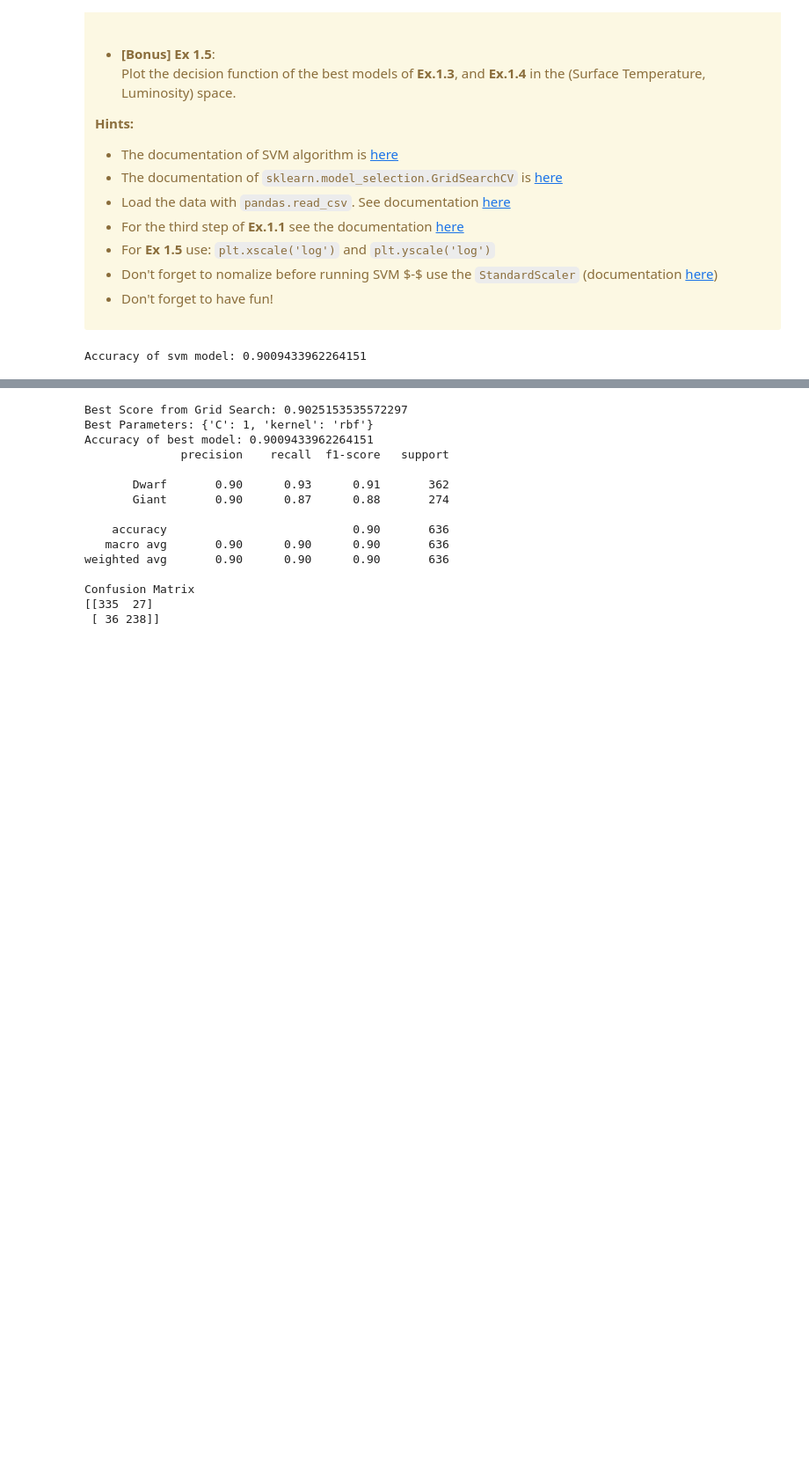
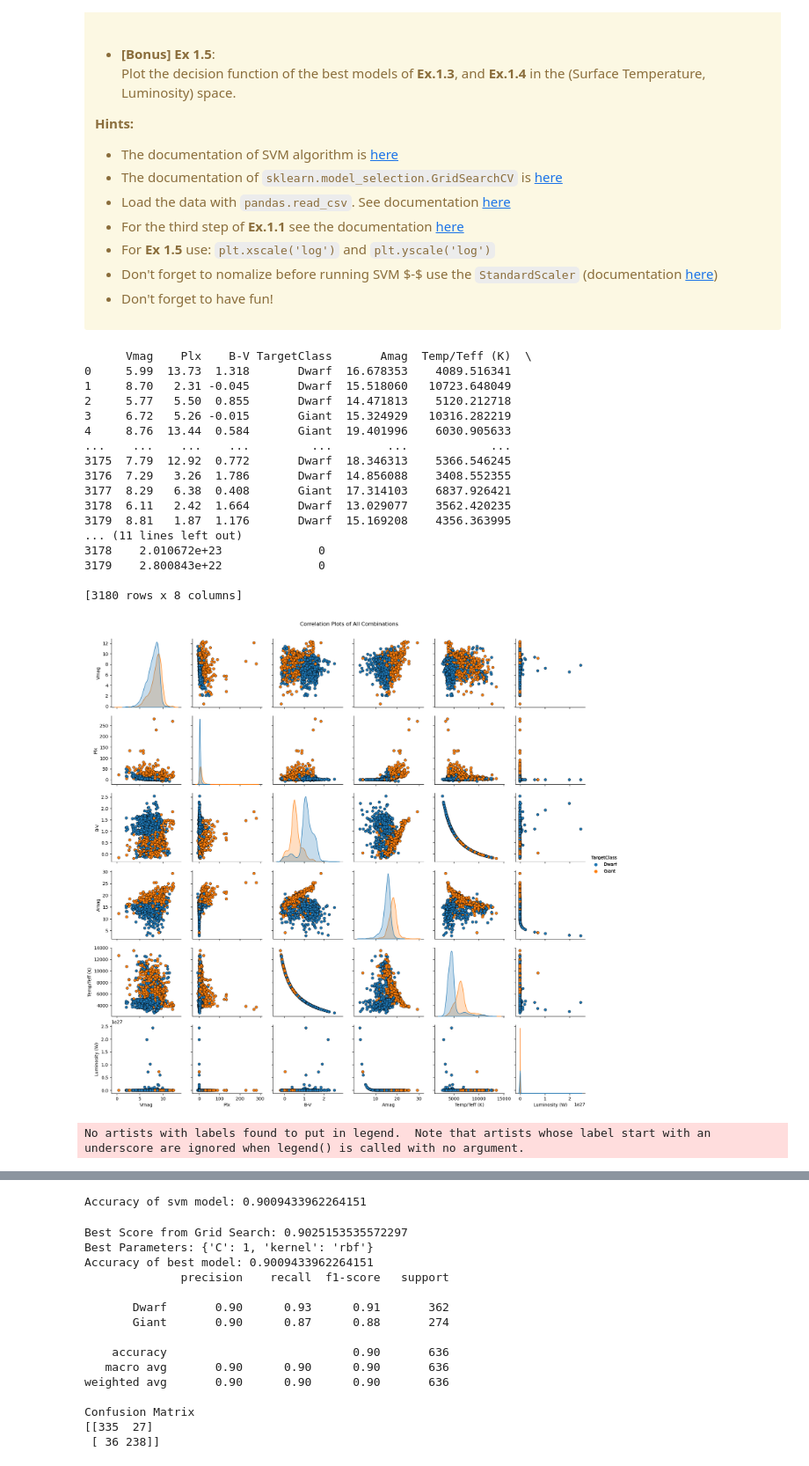
Before and after one commit to georgiarov/ML, a Jupyter notebook: L04_svm_and_cv.ipynb, the cells around one changed output, grey strips where cells are left out. Shown at 88% size. Drawn from its saved outputs; the diff is of its cells as text; code cells hidden in the pictures; blank space fills up the shorter version.

```diff
--- a/L04_svm_and_cv.ipynb
+++ b/L04_svm_and_cv.ipynb
@@ -1110,7 +1110,7 @@ X = dff[['Vmag', 'Plx', 'B-V', 'Amag','Temp/Teff (K)','Luminosity (W)']]
 y = dff['TargetClass']
 dff['class_numeric'] = dff['TargetClass'].replace({'Dwarf': 0, 'Giant': 1})
 scale = StandardScaler()
-#print(dff)
+print(dff)
 
 class SVM:
 
@@ -1122,33 +1122,51 @@ class SVM:
 
     def splitdata(self, test_size=0.2, random_state=42):
         X_train, X_test, y_train, y_test = train_test_split(self.X, self.y, test_size=test_size, random_state=random_state)
         return X_train, X_test, y_train, y_test
 
     def plots(self):
         p = sns.pairplot(data=self.dff, hue="TargetClass",plot_kws={'s': 35,'edgecolor': 'black'})
         p.add_legend()
         plt.suptitle("Correlation Plots of All Combinations", y=1.02)
         plt.show()
 
         plt.hist(data=self.dff,x="TargetClass")
         plt.xlabel('TargetClass')
         plt.ylabel('Number of Cases')
         plt.legend()
         plt.show()
         return()
 
 
 x = SVM(X,y)
-#x.plots()
+x.plots()
 X_train, X_test, y_train, y_test = x.splitdata()
 X_train = scale.fit_transform(X_train)
 X_test = scale.transform(X_test)
-##Comment in one sentence whether there is a posibility that whatever model you will try to train will encounter problems.
+#if the dataset has overlapping features or imbalanced classes, there may be a problem with model training and the class seperation
 
 model = svm.SVC()
 model.fit(X_train, y_train)
 yhat = model.predict(X_test)
 accuracy = accuracy_score(y_test, yhat)
 print(f'Accuracy of svm model: {accuracy}')
 # %% [output]
-Accuracy of svm model: 0.9009433962264151
+      Vmag    Plx    B-V TargetClass       Amag  Temp/Teff (K)  \
+0     5.99  13.73  1.318       Dwarf  16.678353    4089.516341
+1     8.70   2.31 -0.045       Dwarf  15.518060   10723.648049
+2     5.77   5.50  0.855       Dwarf  14.471813    5120.212718
+3     6.72   5.26 -0.015       Giant  15.324929   10316.282219
+4     8.76  13.44  0.584       Giant  19.401996    6030.905633
+...    ...    ...    ...         ...        ...            ...
+3175  7.79  12.92  0.772       Dwarf  18.346313    5366.546245
+3176  7.29   3.26  1.786       Dwarf  14.856088    3408.552355
+3177  8.29   6.38  0.408       Giant  17.314103    6837.926421
+3178  6.11   2.42  1.664       Dwarf  13.029077    3562.420235
+3179  8.81   1.87  1.176       Dwarf  15.169208    4356.363995
+... (11 lines left out)
+3178    2.010672e+23              0
+3179    2.800843e+22              0
+
+[3180 rows x 8 columns]
+[figure, added]
+No artists with labels found to put in legend.  Note that artists whose label start with an underscore are ignored when legend() is called with no argument.
@@ -1155,3 +1174,4 @@ Accuracy of svm model: 0.9009433962264151
+Accuracy of svm model: 0.9009433962264151
 # %%
 #EX.3
 from sklearn.model_selection import GridSearchCV
```
Also changed, not shown: parts of 5 cells of this notebook.
